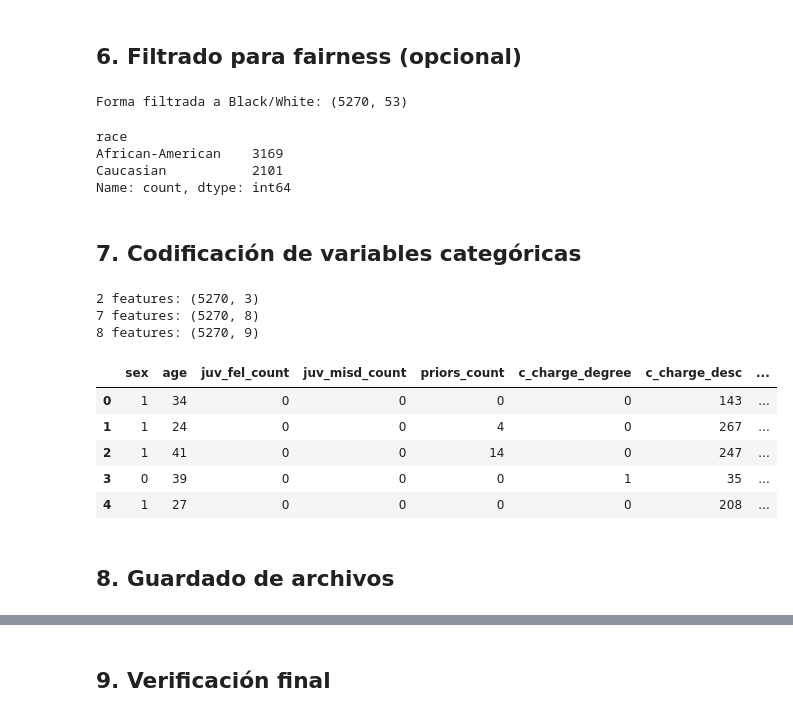
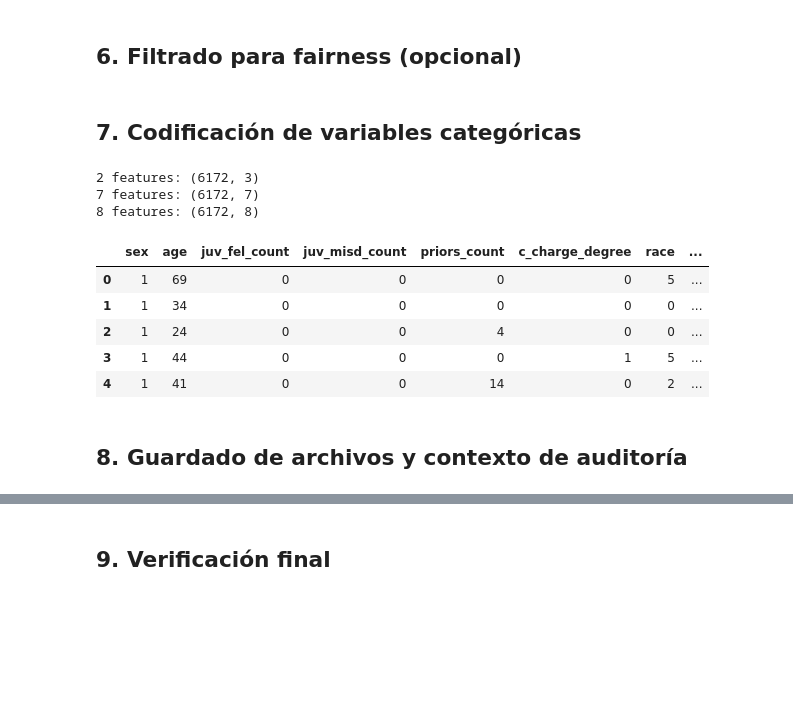
Before and after one commit to lalo01jm/Evaluacion-de-librerias-para-Inteligencia-Artificial-Responsable, a Jupyter notebook: 1.Preprocesamiento.ipynb, the cells around one changed output, grey strips where cells are left out. Cells and saved outputs as stored; diff of their text form; code cells hidden in the pictures; blank space fills up the shorter version.

```diff
--- a/1.Preprocesamiento.ipynb
+++ b/1.Preprocesamiento.ipynb
@@ -170,0 +120,21 @@ Forma después de limpiar: (6172, 14)
+# %%
+def clean_compas(raw: pd.DataFrame) -> pd.DataFrame:
+    data = raw.copy()
+
+    mask = (
+        (df["days_b_screening_arrest"] <= 30)
+        & (df["days_b_screening_arrest"] >= -30)
+        & (df["is_recid"] != -1)
+        & (df["c_charge_degree"] != "O")
+        & (df["score_text"] != "N/A")
+    )
+
+    data = data[mask].copy()
+
+    return data
+
+clean_df = clean_compas(df)
+print("Forma después de limpiar:", clean_df.shape)
+
+nulls = clean_df.isna().sum().sort_values(ascending=False)
+display(nulls[nulls > 0].to_frame("nulos"))
@@ -171,7 +159,2 @@ Forma después de limpiar: (6172, 14)
 # %% [markdown]
 ## 5. Selección de variables
-# %%
-clean_df["juv_fel_count"] = df.loc[clean_df.index, "juv_fel_count"]
-clean_df["juv_misd_count"] = df.loc[clean_df.index, "juv_misd_count"]
-clean_df["total_number"] = clean_df["priors_count"] + clean_df["juv_fel_count"] + clean_df["juv_misd_count"]
-clean_df["total_number"]
@@ -191,5 +161,5 @@ Name: total_number, Length: 6172, dtype: int64
 # %%
-FEATURES_2 = ["age", "total_number"]
+FEATURES_2 = ["age", "priors_count"]
 
 FEATURES_7 = [
     "sex",
@@ -198,7 +168,7 @@ FEATURES_7 = [
     "juv_misd_count",
     "priors_count",
     "c_charge_degree",
-    "c_charge_desc",
+    # "c_charge_desc",
 ]
 
 FEATURES_8 = FEATURES_7 + ["race"]
@@ -215,22 +185,16 @@ Todas las columnas necesarias están presentes.
 # %% [markdown]
 ## 6. Filtrado para fairness (opcional)
 # %%
-def filter_race_groups(data: pd.DataFrame) -> pd.DataFrame:
-    if "race" not in data.columns:
-        return data.copy()
-    keep = {"African-American", "Caucasian"}
-    return data.loc[data["race"].isin(keep)].copy()
+# def filter_race_groups(data: pd.DataFrame) -> pd.DataFrame:
+#     if "race" not in data.columns:
+#         return data.copy()
+#     keep = {"African-American", "Caucasian"}
+#     return data.loc[data["race"].isin(keep)].copy()
 
-fair_df = filter_race_groups(clean_df)
-print("Forma filtrada a Black/White:", fair_df.shape)
-if "race" in fair_df.columns:
-    display(fair_df["race"].value_counts())
+# fair_df = filter_race_groups(clean_df)
+# print("Forma filtrada a Black/White:", fair_df.shape)
+# if "race" in fair_df.columns:
+#     display(fair_df["race"].value_counts())
-# %% [output]
-Forma filtrada a Black/White: (5270, 53)
-race
-African-American    3169
-Caucasian           2101
-Name: count, dtype: int64
 # %% [markdown]
 ## 7. Codificación de variables categóricas
 # %%
@@ -241,47 +205,47 @@ def encode_for_model(data: pd.DataFrame, feature_cols: list[str], target_col: st
     frame = frame.loc[:, [c for c in needed if c in frame.columns]].copy()
 
     cat_cols = [c for c in feature_cols if frame[c].dtype == "object" or str(frame[c].dtype).startswith("category")]
     num_cols = [c for c in feature_cols if c not in cat_cols]
 
     for col in num_cols:
         frame[col] = pd.to_numeric(frame[col], errors="coerce")
         frame[col] = frame[col].fillna(frame[col].median())
 
     for col in cat_cols:
         frame[col] = frame[col].fillna("Unknown").astype(str)
 
     if cat_cols:
         enc = OrdinalEncoder(handle_unknown="use_encoded_value", unknown_value=-1)
         frame[cat_cols] = enc.fit_transform(frame[cat_cols]).astype(int)
 
     if target_col in frame.columns:
         frame[target_col] = pd.to_numeric(frame[target_col], errors="coerce")
         frame = frame.dropna(subset=[target_col]).copy()
         frame[target_col] = frame[target_col].astype(int)
 
     frame = frame.dropna().reset_index(drop=True)
     return frame
 
-df2 = encode_for_model(fair_df, FEATURES_2)
-df7 = encode_for_model(fair_df, FEATURES_7)
-df8 = encode_for_model(fair_df, FEATURES_8)
+df2 = encode_for_model(clean_df, FEATURES_2)
+df7 = encode_for_model(clean_df, FEATURES_7)
+df8 = encode_for_model(clean_df, FEATURES_8)
 
 print("2 features:", df2.shape)
 print("7 features:", df7.shape)
 print("8 features:", df8.shape)
 display(df8.head())
 # %% [output]
-2 features: (5270, 3)
-7 features: (5270, 8)
-8 features: (5270, 9)
+2 features: (6172, 3)
+7 features: (6172, 7)
+8 features: (6172, 8)
-|  | sex | age | juv_fel_count | juv_misd_count | priors_count | c_charge_degree | c_charge_desc | ... |
-| 0 | 1 | 34 | 0 | 0 | 0 | 0 | 143 | ... |
-| 1 | 1 | 24 | 0 | 0 | 4 | 0 | 267 | ... |
-| 2 | 1 | 41 | 0 | 0 | 14 | 0 | 247 | ... |
-| 3 | 0 | 39 | 0 | 0 | 0 | 1 | 35 | ... |
-| 4 | 1 | 27 | 0 | 0 | 0 | 0 | 208 | ... |
+|  | sex | age | juv_fel_count | juv_misd_count | priors_count | c_charge_degree | race | ... |
+| 0 | 1 | 69 | 0 | 0 | 0 | 0 | 5 | ... |
+| 1 | 1 | 34 | 0 | 0 | 0 | 0 | 0 | ... |
+| 2 | 1 | 24 | 0 | 0 | 4 | 0 | 0 | ... |
+| 3 | 1 | 44 | 0 | 0 | 0 | 1 | 5 | ... |
+| 4 | 1 | 41 | 0 | 0 | 14 | 0 | 2 | ... |
 # %% [markdown]
-## 8. Guardado de archivos
+## 8. Guardado de archivos y contexto de auditoría
 # %%
 PROCESSED_DIR.mkdir(parents=True, exist_ok=True)
 
```
Also changed, not shown: parts of 9 cells of this notebook.
